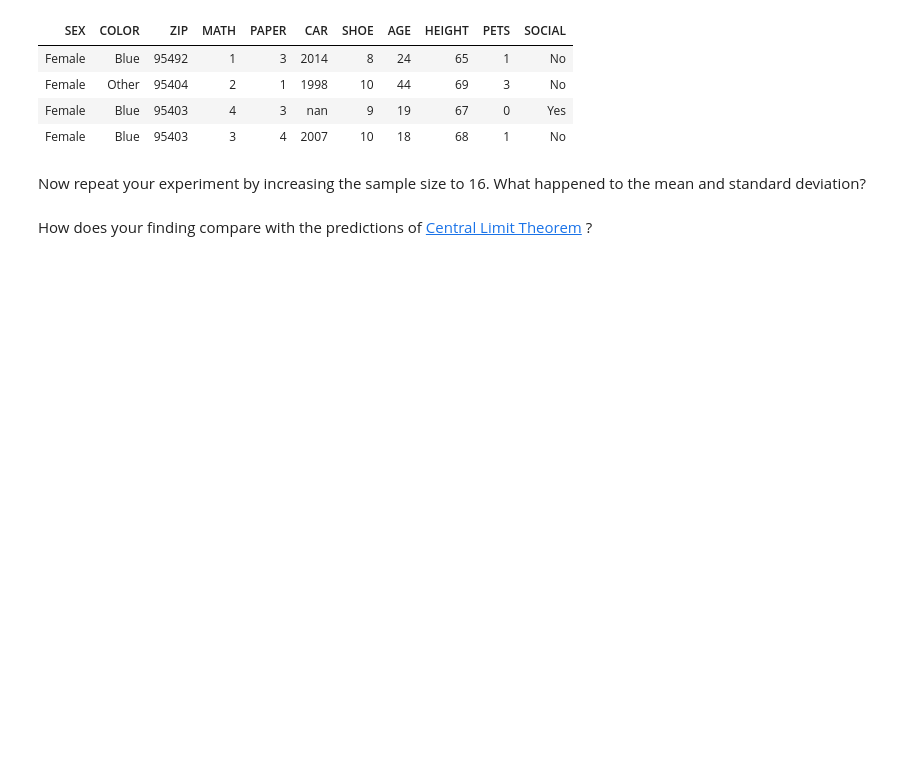
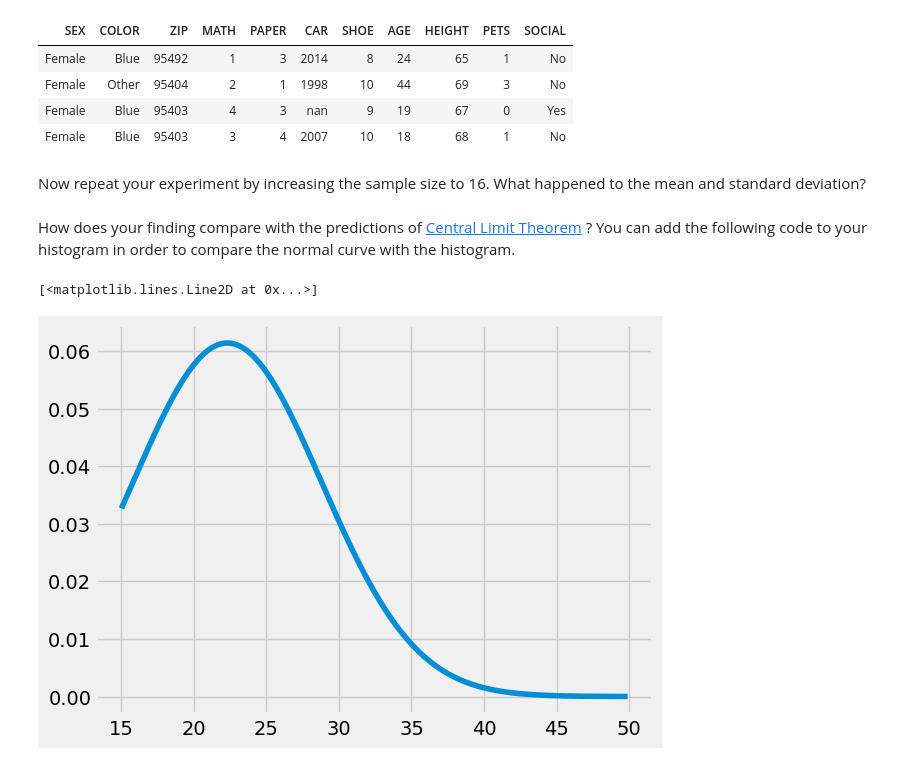
Before and after one commit to SRJC-Data-Science/materials-sp22, a Jupyter notebook: SRJC/lecture_note/lecture_25_26/mean_stdev_normal_distribution.ipynb, the cells around one changed output. Drawn from its saved outputs; the diff is of its cells as text; code cells hidden in the pictures; blank space fills up the shorter version.

```diff
--- a/SRJC/lecture_note/lecture_25_26/mean_stdev_normal_distribution.ipynb
+++ b/SRJC/lecture_note/lecture_25_26/mean_stdev_normal_distribution.ipynb
@@ -100,4 +117,13 @@ students.sample(4)
 # %% [markdown]
 Now repeat your experiment by increasing the sample size to 16. What happened to the mean and standard deviation?
 # %% [markdown]
-How does your finding compare with the predictions of [Central Limit Theorem](https://inferentialthinking.com/chapters/14/5/Variability_of_the_Sample_Mean.html) ?
+How does your finding compare with the predictions of [Central Limit Theorem](https://inferentialthinking.com/chapters/14/5/Variability_of_the_Sample_Mean.html) ? You can add the following code to your histogram in order to compare the normal curve with the histogram.
+# %%
+mean = 22.3
+stdev = 6.5
+x = np.arange(15, 50, 0.1)
+y = stats.norm.pdf(x, mean, stdev)
+plots.plot(x, y)
+# %% [output]
+[<matplotlib.lines.Line2D at 0x...>]
+[figure, added]
```
Also changed, not shown: parts of 3 cells of this notebook, 1 other file.
